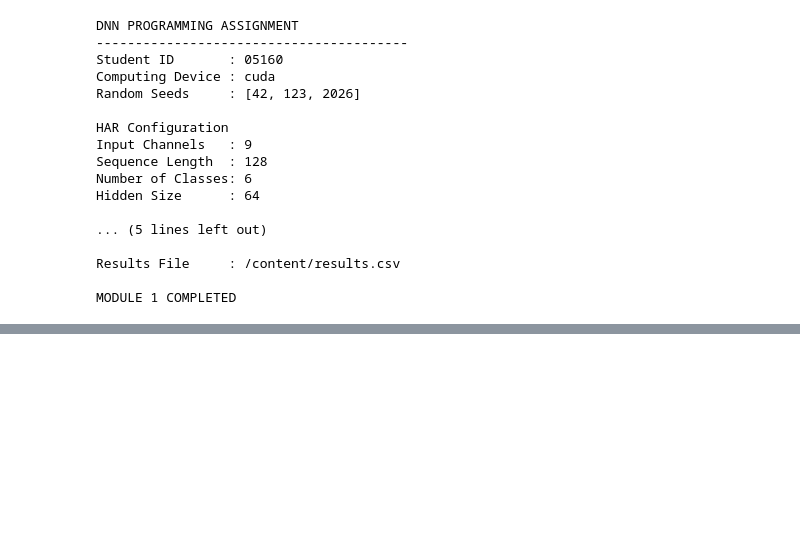
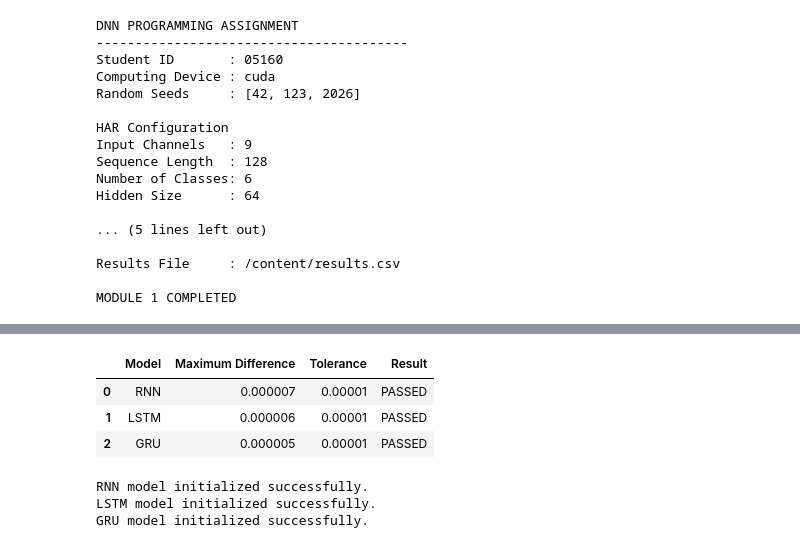
Before and after one commit to GUNJANSUMAN/accomadationfeedback, a Jupyter notebook: assgn_dnn.ipynb, the cells around one changed output, grey strips where cells are left out. Saved outputs shown, nothing was run; the diff lists cells and outputs as text; code cells hidden in the pictures; blank space fills up the shorter version.

```diff
--- a/assgn_dnn.ipynb
+++ b/assgn_dnn.ipynb
@@ -257,0 +972,23 @@ MODULE 1 COMPLETED
+# %%
+
+# Section 4.5(a) - Create PyTorch Reference GRU
+
+reference_gru = nn.GRU(
+    input_size=input_size,
+    hidden_size=hidden_size,
+    num_layers=1,
+    bias=True,
+    batch_first=True
+).to(device)
+
+# Create initial hidden state
+h0_gru = torch.randn(
+    1, batch_size, hidden_size, device=device
+)
+
+# Generate reference GRU output
+with torch.no_grad():
+    gru_output, gru_hidden = reference_gru(x_test, h0_gru)
+
+print("GRU Output Shape:", gru_output.shape)
+print("GRU Hidden Shape:", gru_hidden.shape)
@@ -257,0 +1273,27 @@ MODULE 1 COMPLETED
+# %%
+
+# Section 4.7(d) - Consolidated Equivalence Results
+
+verification_results = pd.DataFrame({
+    "Model": ["RNN", "LSTM", "GRU"],
+    "Maximum Difference": [
+        rnn_difference,
+        max(lstm_output_difference, lstm_cell_difference),
+        max(gru_output_difference, gru_hidden_difference)
+    ]
+})
+
+verification_results["Tolerance"] = 1e-5
+
+verification_results["Result"] = np.where(
+    verification_results["Maximum Difference"] < 1e-5,
+    "PASSED",
+    "FAILED"
+)
+
+display(verification_results)
+# %% [output]
+|  | Model | Maximum Difference | Tolerance | Result |
+| 0 | RNN | 0.000007 | 0.00001 | PASSED |
+| 1 | LSTM | 0.000006 | 0.00001 | PASSED |
+| 2 | GRU | 0.000005 | 0.00001 | PASSED |
@@ -257,0 +1347,24 @@ MODULE 1 COMPLETED
+# %%
+
+# Section 5.2 - Initialize HAR Classification Models
+
+# Define the three recurrent architectures
+model_names = ["RNN", "LSTM", "GRU"]
+
+# Initialize each model
+models = {}
+
+for name in model_names:
+
+    models[name] = HARClassifier(
+        model_type=name,
+        input_size=INPUT_SIZE,
+        hidden_size=HIDDEN_SIZE,
+        num_classes=NUM_CLASSES
+    ).to(device)
+
+    print(f"{name} model initialized successfully.")
+# %% [output]
+RNN model initialized successfully.
+LSTM model initialized successfully.
+GRU model initialized successfully.
```
Also changed, not shown: parts of 29 cells of this notebook.
